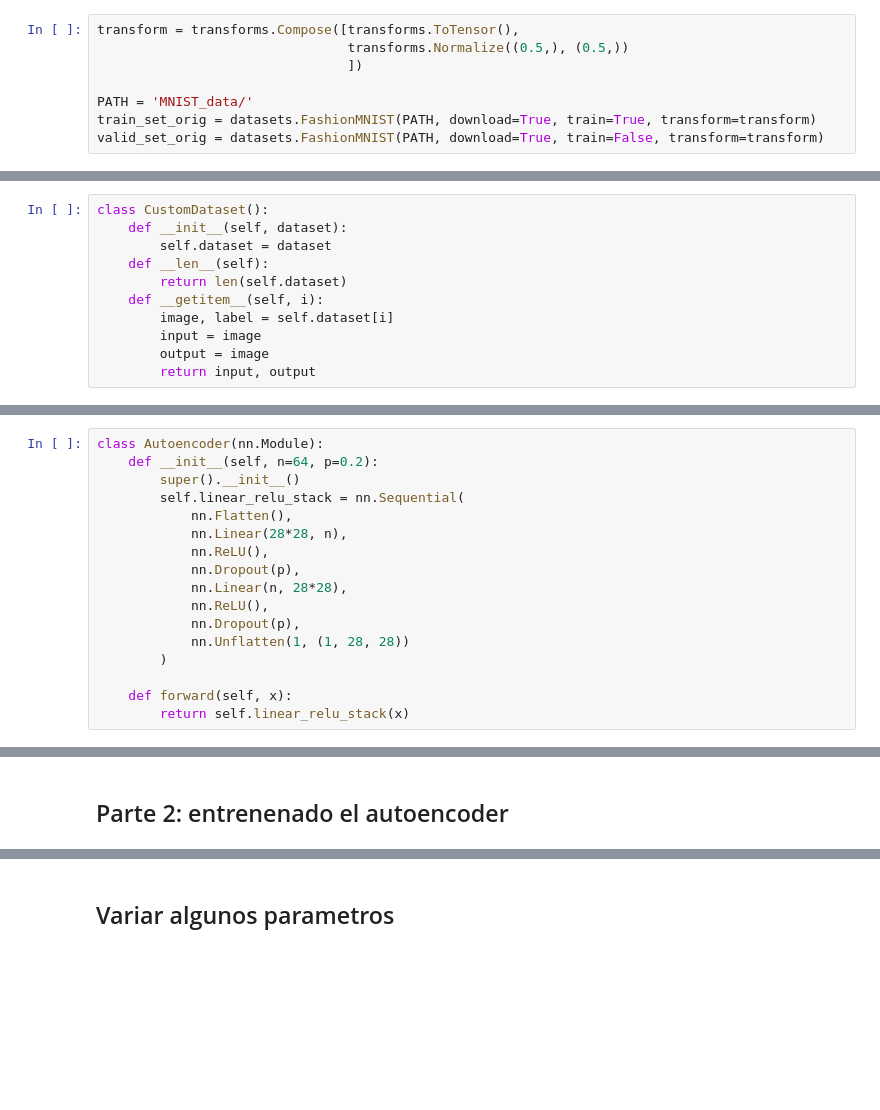
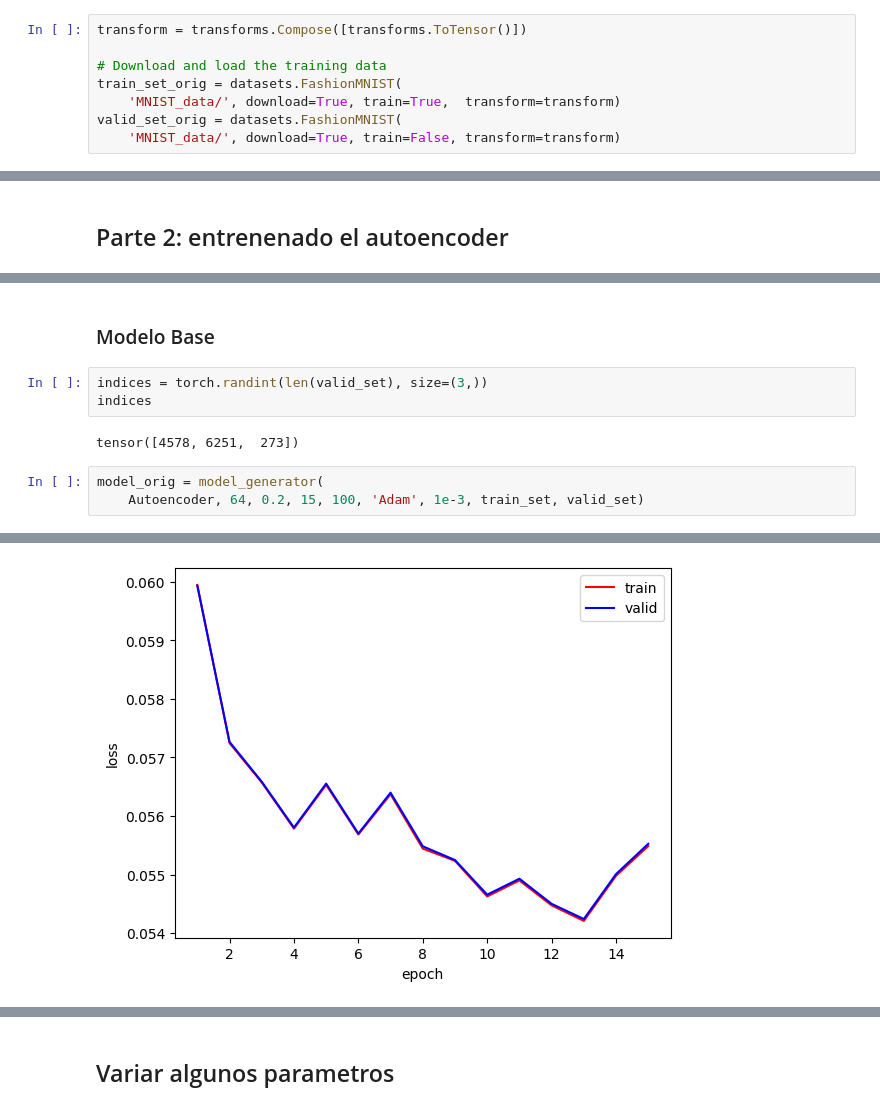
Before and after one commit to kevmansilla/redes-neuronales-trabajos, a Jupyter notebook: TP3/tp.ipynb, the cells around one changed output, grey strips where cells are left out. Cells and saved outputs as stored; diff of their text form; blank space fills up the shorter version.

```diff
--- a/TP3/tp.ipynb
+++ b/TP3/tp.ipynb
@@ -32,10 +10,10 @@ device
 # %% [markdown]
 ### Importo data set
 # %%
-transform = transforms.Compose([transforms.ToTensor(),
-                                transforms.Normalize((0.5,), (0.5,))
-                                ])
+transform = transforms.Compose([transforms.ToTensor()])
 
-PATH = 'MNIST_data/'
-train_set_orig = datasets.FashionMNIST(PATH, download=True, train=True, transform=transform)
-valid_set_orig = datasets.FashionMNIST(PATH, download=True, train=False, transform=transform)
+# Download and load the training data
+train_set_orig = datasets.FashionMNIST(
+    'MNIST_data/', download=True, train=True,  transform=transform)
+valid_set_orig = datasets.FashionMNIST(
+    'MNIST_data/', download=True, train=False, transform=transform)
@@ -55,16 +49,5 @@ plt.show()
 # %% [markdown]
 ### Creo data set personalizado
-# %%
-class CustomDataset():
-    def __init__(self, dataset):
-        self.dataset = dataset
-    def __len__(self):
-        return len(self.dataset)
-    def __getitem__(self, i):
-        image, label = self.dataset[i]
-        input = image
-        output = image
-        return input, output
 # %%
 train_set = CustomDataset(train_set_orig)
 valid_set = CustomDataset(valid_set_orig)
@@ -115,18 +56 @@ conv_tr_size(2, 13, 4, stride=2)
-# %%
-class Autoencoder(nn.Module):
-    def __init__(self, n=64, p=0.2):
-        super().__init__()
-        self.linear_relu_stack = nn.Sequential(
-            nn.Flatten(),
-            nn.Linear(28*28, n),
-            nn.ReLU(),
-            nn.Dropout(p),
-            nn.Linear(n, 28*28),
-            nn.ReLU(),
-            nn.Dropout(p),
-            nn.Unflatten(1, (1, 28, 28))
-        )
-
-    def forward(self, x):
-        return self.linear_relu_stack(x)
 # %%
@@ -365,0 +185,11 @@ plt.show()
+# %% [markdown]
+### Modelo Base
+# %%
+indices = torch.randint(len(valid_set), size=(3,))
+indices
+# %% [output]
+tensor([4578, 6251,  273])
+# %%
+model_orig = model_generator(
+    Autoencoder, 64, 0.2, 15, 100, 'Adam', 1e-3, train_set, valid_set)
+# %% [output]
@@ -365,0 +213 @@ plt.show()
+[figure, added]
```
Also changed, not shown: parts of 53 cells of this notebook, 2 other files.
